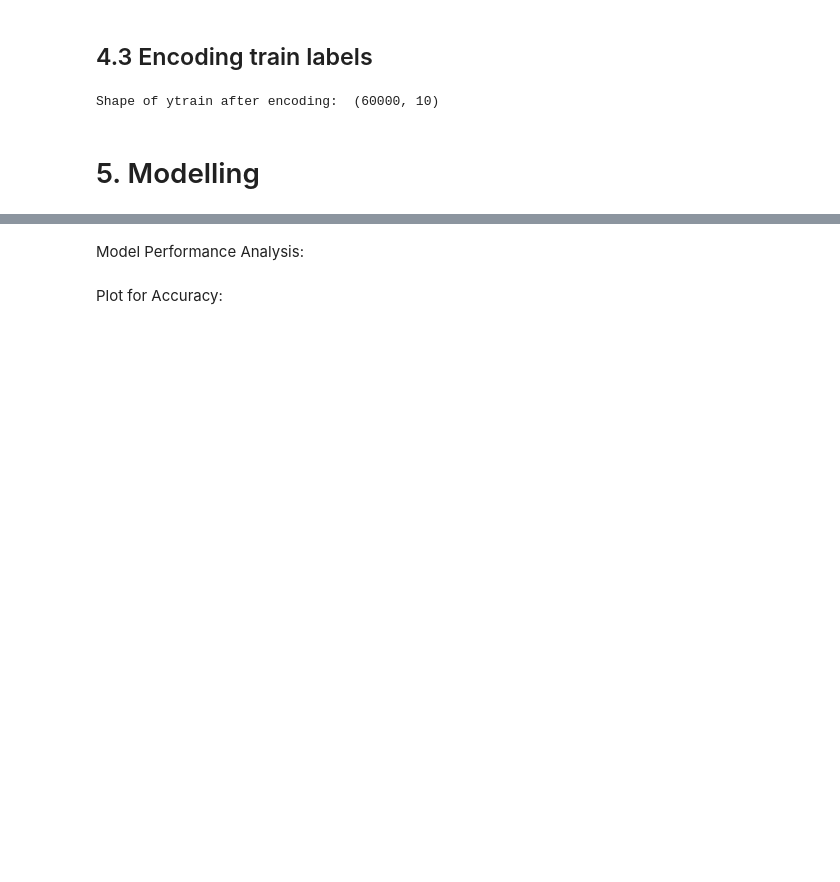
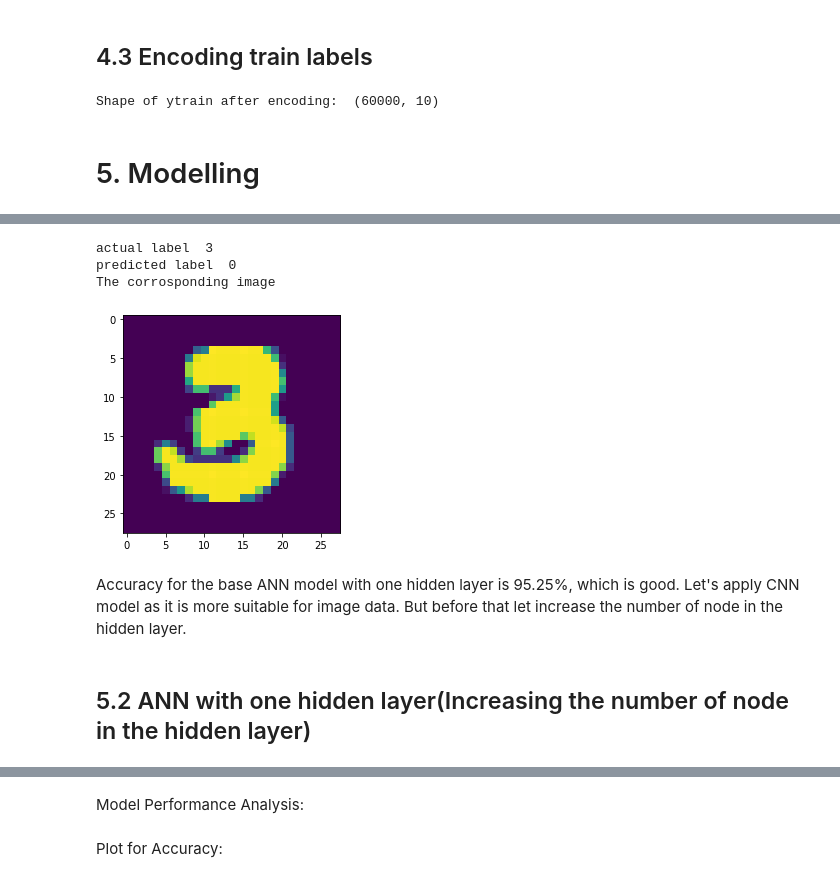
Before and after one commit to parthyadav13/Capstone3, a Jupyter notebook: Digit Recognition.ipynb, the cells around one changed output, grey strips where cells are left out. Drawn from its saved outputs; the diff is of its cells as text; code cells hidden in the pictures; blank space fills up the shorter version.

```diff
--- a/Digit Recognition.ipynb
+++ b/Digit Recognition.ipynb
@@ -251,0 +320,11 @@ Shape of ytrain after encoding:  (60000, 10)
+# %%
+sample(200)
+# %% [output]
+actual label  3
+predicted label  0
+The corrosponding image
+[figure, added]
+# %% [markdown]
+Accuracy for the base ANN model with one hidden layer is 95.25%, which is good. Let's apply CNN model as it is more suitable for image data. But before that let increase the number of node in the hidden layer.
+# %% [markdown]
+## 5.2 ANN with one hidden layer(Increasing the number of node in the hidden layer)
```
Also changed, not shown: parts of 47 cells of this notebook, 8 other files.
